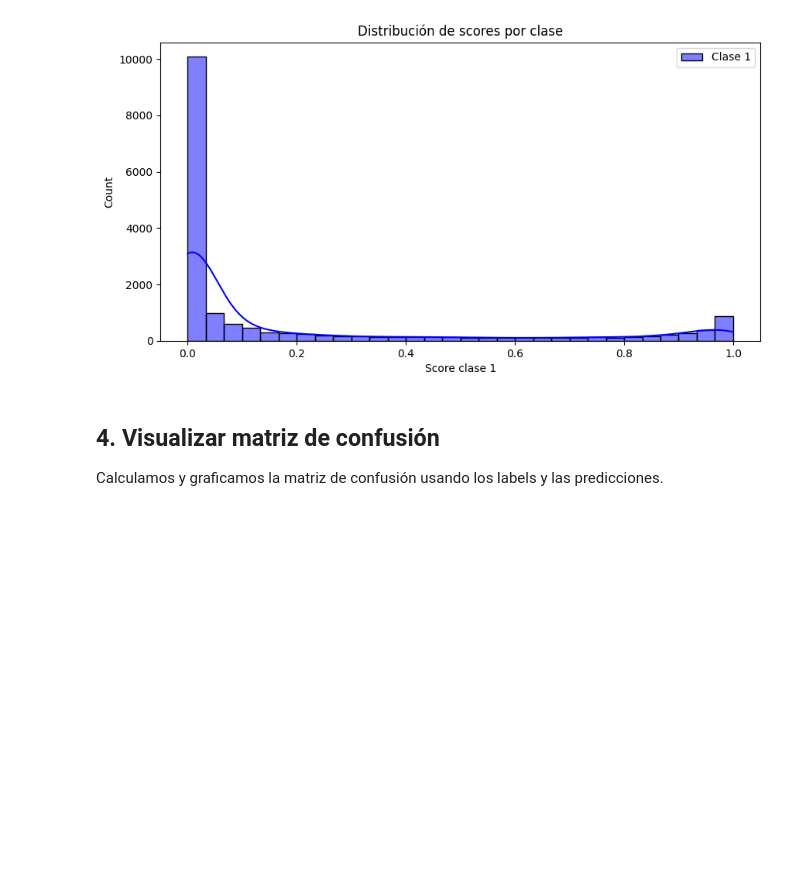
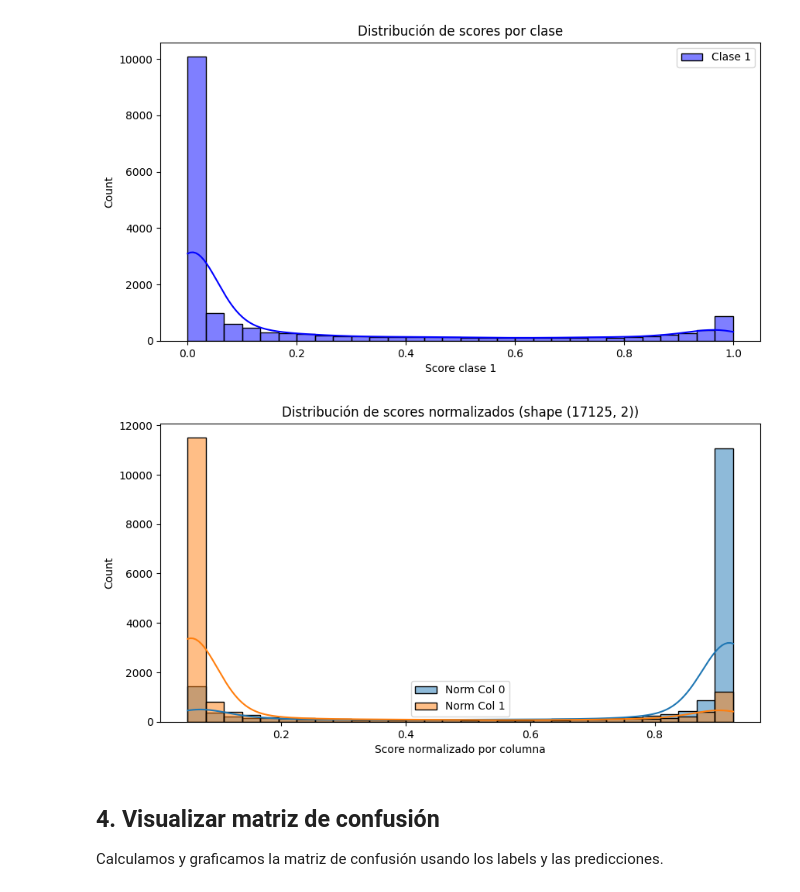
Before and after one commit to eddyarias/TIC_Modelos_Melanoma, a Jupyter notebook: visualizar_scores.ipynb, the cells around one changed output. Cells and saved outputs as stored; diff of their text form; code cells hidden in the pictures; blank space fills up the shorter version.

Commit message:
scores normalizados

```diff
--- a/visualizar_scores.ipynb
+++ b/visualizar_scores.ipynb
@@ -44,6 +43,43 @@ plt.legend()
 plt.show()
 # %% [output]
 [figure]
+# %%
+# Visualización robusta de scores normalizados
+if norm_scores is None:
+    print('norm_scores no está presente en el archivo.')
+elif norm_scores.shape == scores.shape:
+    plt.figure(figsize=(10,5))
+    for i in range(norm_scores.shape[1]):
+        sns.histplot(norm_scores[:, i], kde=True, bins=30, label=f'Norm Clase {i}')
+    plt.xlabel('Score normalizado por clase')
+    plt.title('Distribución de scores normalizados')
+    plt.legend()
+    plt.show()
+else:
+    # Manejo de casos comunes de discrepancia
+    arr = np.array(norm_scores)
+    if arr.ndim == 1:
+        # Un vector: asumir binario (clase positiva) o una única clase
+        plt.figure(figsize=(10,5))
+        sns.histplot(arr, kde=True, bins=30, color='green', label='Norm (vector)')
+        plt.xlabel('Score normalizado')
+        plt.title('Distribución de scores normalizados (vector único)')
+        plt.legend()
+        plt.show()
+    elif arr.ndim == 2 and arr.shape[0] == scores.shape[0]:
+        # Coincide en muestras pero distinto en columnas
+        plt.figure(figsize=(10,5))
+        cols = arr.shape[1]
+        for i in range(cols):
+            sns.histplot(arr[:, i], kde=True, bins=30, label=f'Norm Col {i}')
+        plt.xlabel('Score normalizado por columna')
+        plt.title(f'Distribución de scores normalizados (shape {arr.shape})')
+        plt.legend()
+        plt.show()
+    else:
+        print(f'Forma inesperada de norm_scores: {arr.shape}. No coincide con scores: {scores.shape}.')
+# %% [output]
+[figure, added]
 # %% [markdown]
 ## 4. Visualizar matriz de confusión
 Calculamos y graficamos la matriz de confusión usando los labels y las predicciones.
```
Also changed, not shown: parts of 3 cells of this notebook.
